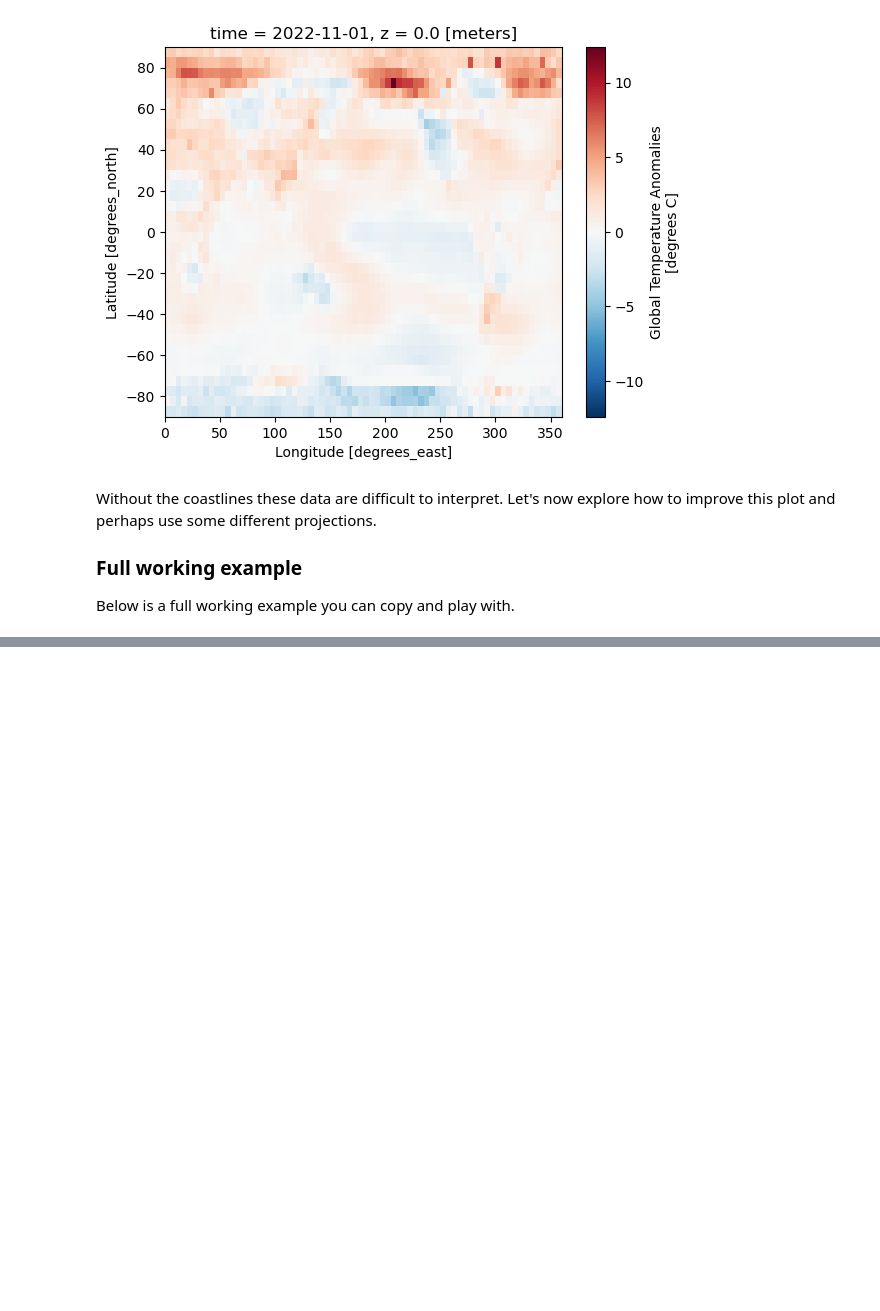
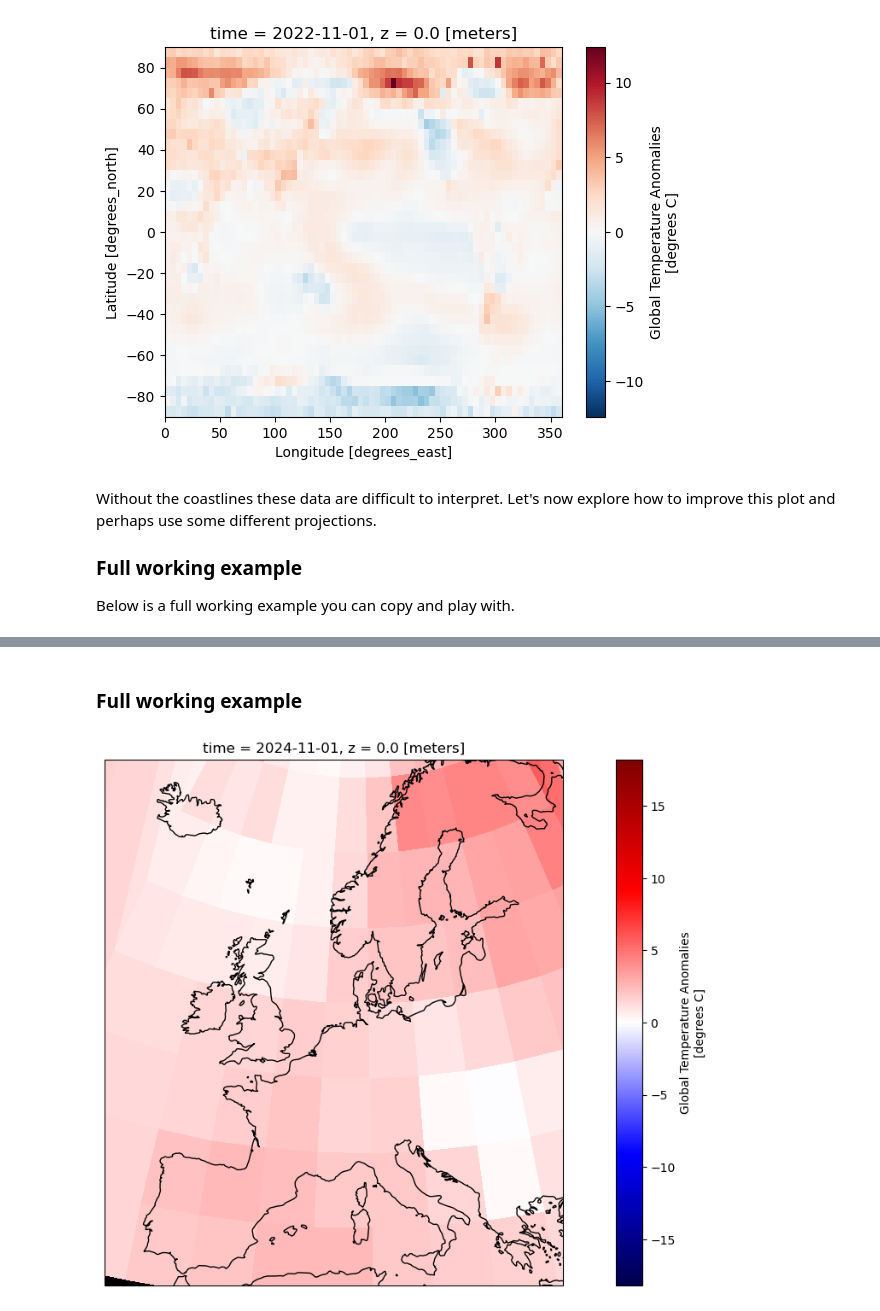
Before and after one commit to NorDataNet/Exploring_FAIR_data_with_Python, a Jupyter notebook: book/global_surface_temperature_anomalies.ipynb, the cells around one changed output, grey strips where cells are left out. Saved outputs shown, nothing was run; the diff lists cells and outputs as text; code cells hidden in the pictures; blank space fills up the shorter version.

```diff
--- a/book/global_surface_temperature_anomalies.ipynb
+++ b/book/global_surface_temperature_anomalies.ipynb
@@ -214,0 +301,59 @@ plt.show()
+# %% [markdown]
+### Full working example
+# %%
+import xarray as xr
+import matplotlib.pyplot as plt
+import cartopy.crs as ccrs
+
+desired_date = '2024-11-01'  # Date of interest
+projection = ccrs.EuroPP()  # Map projection for visualisation https://scitools.org.uk/cartopy/docs/v0.15/crs/projections.html
+transform = ccrs.PlateCarree()  # Data coordinate reference system
+cmap = 'seismic'  # Select from diverging colour maps at https://matplotlib.org/stable/users/explain/colors/colormaps.html#diverging
+missing_values_colour = 'black'  # Colour to fill areas outside the data extent
+
+# Set up the figure and axes for plotting
+fig = plt.figure(figsize=(16, 8))
+ax = plt.axes(projection=projection)
+
+
+# Load the data from the remote THREDDS server
+url = 'https://www.ncei.noaa.gov/thredds/dodsC/noaa-global-temp-v6/NOAAGlobalTemp_v6.0.0_gridded_s185001_e202411_c20241208T145954.nc'
+xrds = xr.open_dataset(url)
+
+# Select the data for the desired date (nearest available date if exact match isn't found)
+data_for_desired_date = xrds.sel(time=desired_date, method='nearest')
+
+# Selecting data around Europe
+data_aoi = data_for_desired_date.sel(
+    lat=slice(36, 74), lon=((data_for_desired_date.lon >= 335) | (data_for_desired_date.lon <= 45))
+)
+data_aoi['lon'].values
+
+# Compute the colour map range (vmin, vmax) by ignoring NaN values
+vmin = xrds['anom'].min(skipna=True).compute()
+vmax = xrds['anom'].max(skipna=True).compute()
+abs_max = max(abs(vmin), abs(vmax))  # Use the maximum absolute value for the colour map range
+
+# Plot the temperature anomaly data for the selected date
+data_aoi['anom'].plot(
+    ax=ax,
+    transform=transform,  # Reproject the data from Plate Carree to the map projection
+    vmin=-abs_max,
+    vmax=abs_max,
+    cmap=cmap
+)
+
+# Add background to areas outside the data extent (areas without data)
+xmin, xmax, ymin, ymax = ax.get_extent(transform)
+ax.add_patch(plt.Rectangle(
+    (xmin, ymin), xmax - xmin, ymax - ymin,  # Create a rectangle to cover the areas outside the data
+    facecolor=missing_values_colour,  # Fill the rectangle with the chosen colour
+    transform=transform,  # Apply the correct projection to the rectangle
+    zorder=-1  # Ensure the rectangle is drawn behind the data
+))
+
+ax.coastlines()  # Draw coastlines on the map
+
+plt.show()
+# %% [output]
+[figure, added]
```
Also changed, not shown: parts of 19 cells of this notebook, 3 other files.
